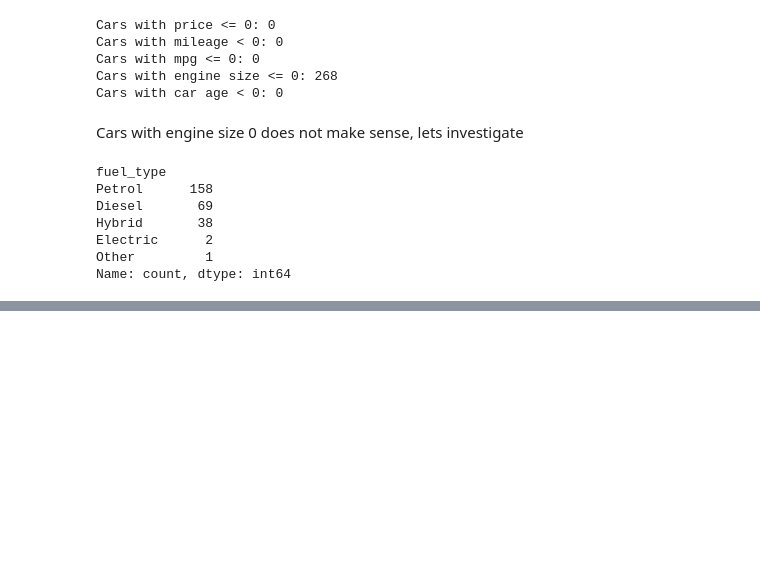
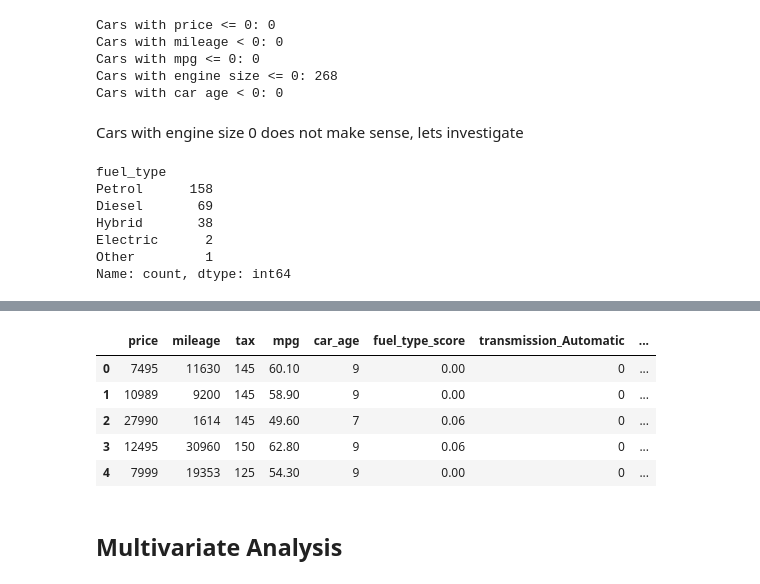
Before and after one commit to TXTEck/DAV_CA1, a Jupyter notebook: notebooks/car_price_analysis.ipynb, the cells around one changed output, grey strips where cells are left out. Drawn from its saved outputs; the diff is of its cells as text; code cells hidden in the pictures; blank space fills up the shorter version.

```diff
--- a/notebooks/car_price_analysis.ipynb
+++ b/notebooks/car_price_analysis.ipynb
@@ -205,0 +299,5 @@ Electric cars engine_size = 0 is ok beacuse they dont use the conventional engin
+# %%
+# Create a summary of fuel types using average MPG and tax
+fuel_summary = cars.groupby("fuel_type")[["mpg", "tax"]].mean()
+
+fuel_summary
@@ -205,0 +342,6 @@ Electric cars engine_size = 0 is ok beacuse they dont use the conventional engin
+# %%
+fuel_score_map = fuel_summary["fuel_type_score"].to_dict()
+
+cars["fuel_type_score"] = cars["fuel_type"].map(fuel_score_map)
+
+cars[["fuel_type", "fuel_type_score"]].drop_duplicates().sort_values("fuel_type_score", ascending=False)
@@ -205,0 +355,29 @@ Electric cars engine_size = 0 is ok beacuse they dont use the conventional engin
+# %%
+transmission_encoded = pd.get_dummies(
+    cars["transmission"],
+    prefix="transmission",
+    drop_first=False,
+    dtype=int
+)
+
+cars_multi = cars[[
+    "price",
+    "mileage",
+    "tax",
+    "mpg",
+    "car_age",
+    "fuel_type_score"
+]].copy()
+
+cars_multi = pd.concat([cars_multi, transmission_encoded], axis=1)
+
+cars_multi.head()
+# %% [output]
+|  | price | mileage | tax | mpg | car_age | fuel_type_score | transmission_Automatic | ... |
+| 0 | 7495 | 11630 | 145 | 60.10 | 9 | 0.00 | 0 | ... |
+| 1 | 10989 | 9200 | 145 | 58.90 | 9 | 0.00 | 0 | ... |
+| 2 | 27990 | 1614 | 145 | 49.60 | 7 | 0.06 | 0 | ... |
+| 3 | 12495 | 30960 | 150 | 62.80 | 9 | 0.06 | 0 | ... |
+| 4 | 7999 | 19353 | 125 | 54.30 | 9 | 0.00 | 0 | ... |
+# %% [markdown]
+## Multivariate Analysis
```
Also changed, not shown: parts of 15 cells of this notebook, 1 other file.
